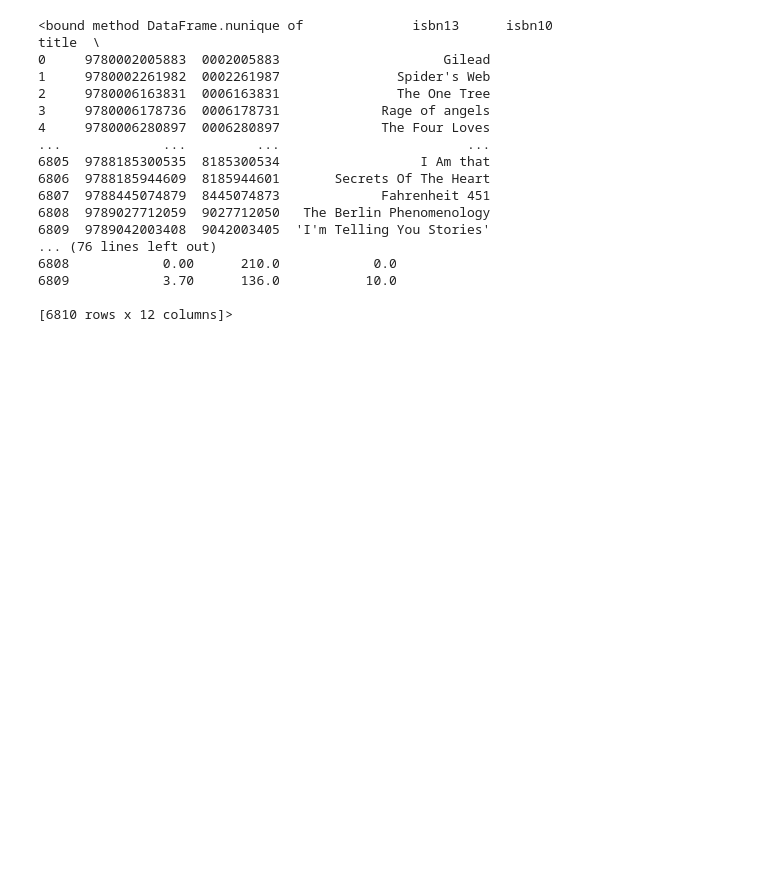
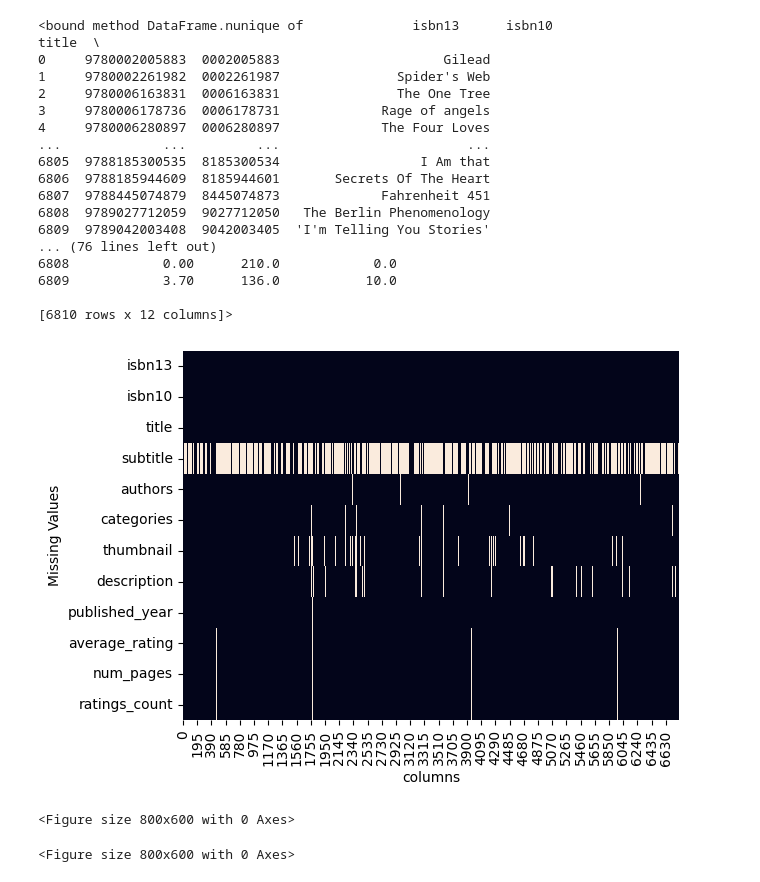
Before and after one commit to codeultr0n/llm-products, a Jupyter notebook: Data-explore-Books.ipynb, the cells around one changed output. Cells and saved outputs as stored; diff of their text form; code cells hidden in the pictures; blank space fills up the shorter version.

```diff
--- a/Data-explore-Books.ipynb
+++ b/Data-explore-Books.ipynb
@@ -111,0 +114,10 @@ import matlplotlibpyplot as plt
+# %%
+ax = plt.axes()
+sns.heatmap(df.isna().transpose(), cbar=False, ax=ax)
+
+plt.xlabel('columns')
+plt.ylabel('Missing Values')
+
+plt.show()
+# %% [output]
+[figure, added]
@@ -111,0 +129,11 @@ import matlplotlibpyplot as plt
+# %%
+# columns of interests
+columns_of_interest = ['num_pages','age_of_books','missing_description','average_rating']
+
+correlation_matrix = df[columns_of_interest].corr(method = 'spearman')
+
+sns.set_theme(style='white')
+plt.figure(figsize=(8,6))
+# %% [output]
+<Figure size 800x600 with 0 Axes>
+<Figure size 800x600 with 0 Axes>
```
Also changed, not shown: parts of 26 cells of this notebook, 1 other file.
